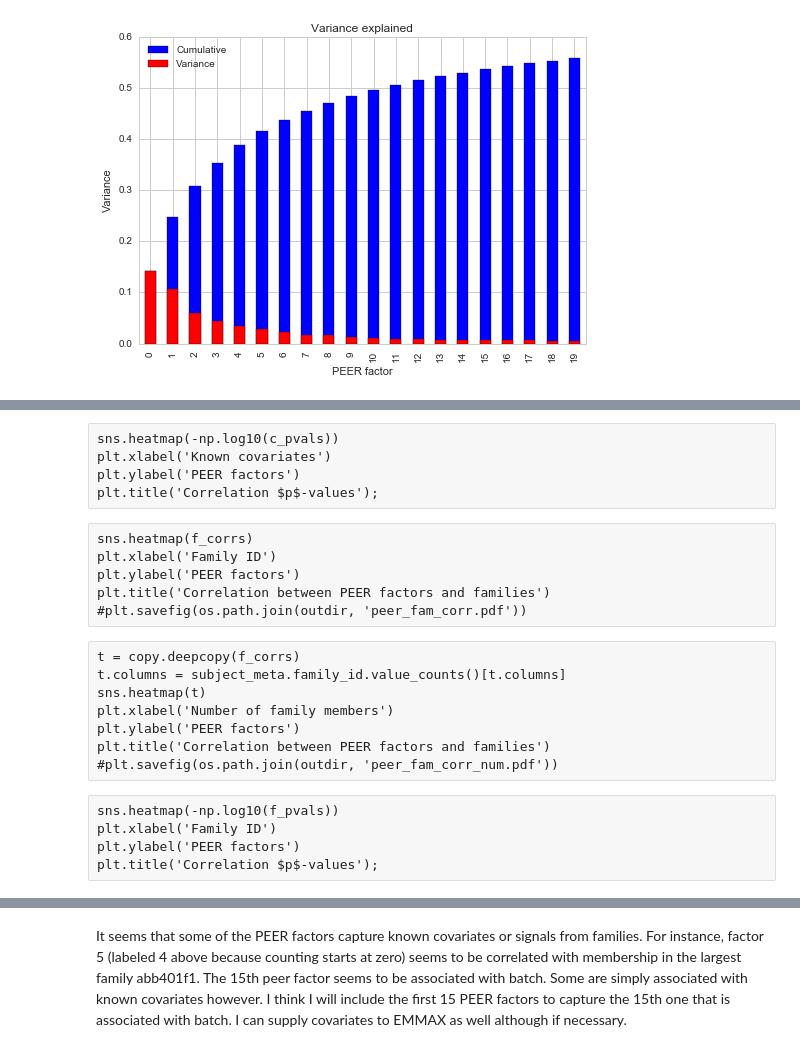
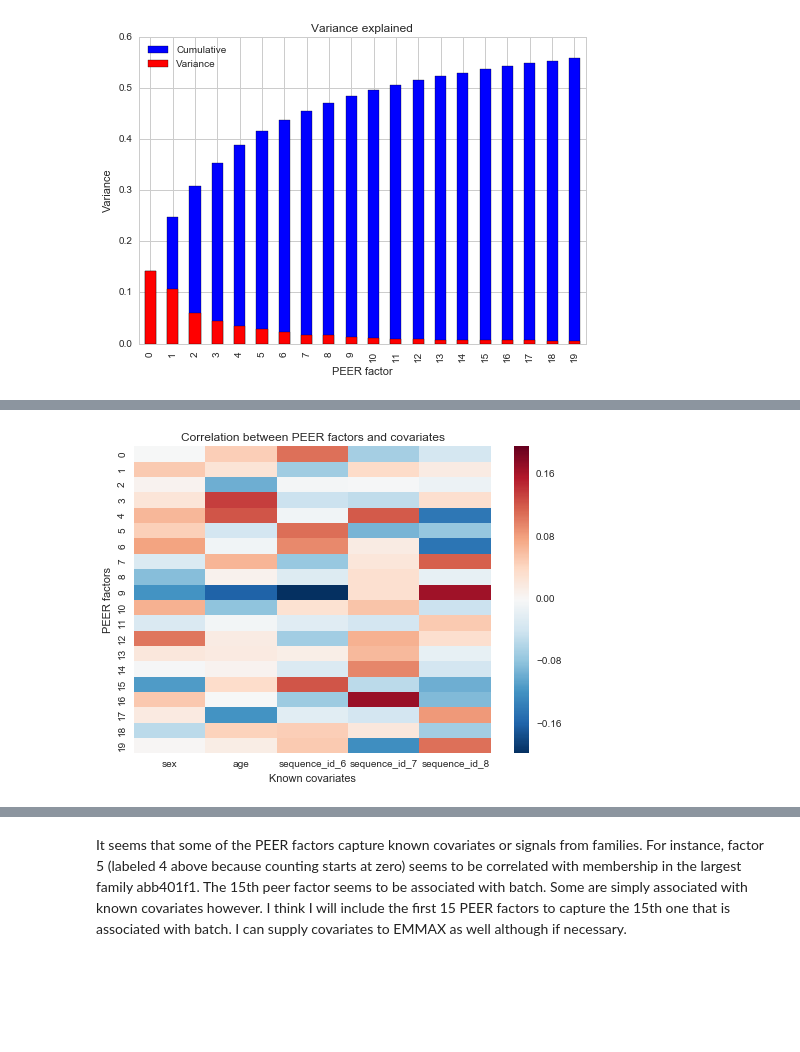
Before and after one commit to frazer-lab/cardips-ipsc-eqtl, a Jupyter notebook: notebooks/eQTL Input.ipynb, the cells around one changed output, grey strips where cells are left out. Saved outputs shown, nothing was run; the diff lists cells and outputs as text; code cells hidden in the pictures; blank space fills up the shorter version.

```diff
--- a/notebooks/eQTL Input.ipynb
+++ b/notebooks/eQTL Input.ipynb
@@ -522,24 +486,41 @@ plt.title('Correlation between PEER factors and covariates')
-# %% [raw]
-sns.heatmap(-np.log10(c_pvals))
-plt.xlabel('Known covariates')
-plt.ylabel('PEER factors')
-plt.title('Correlation $p$-values');
-# %% [raw]
-sns.heatmap(f_corrs)
-plt.xlabel('Family ID')
-plt.ylabel('PEER factors')
-plt.title('Correlation between PEER factors and families')
-#plt.savefig(os.path.join(outdir, 'peer_fam_corr.pdf'))
-# %% [raw]
-t = copy.deepcopy(f_corrs)
-t.columns = subject_meta.family_id.value_counts()[t.columns]
-sns.heatmap(t)
-plt.xlabel('Number of family members')
-plt.ylabel('PEER factors')
-plt.title('Correlation between PEER factors and families')
-#plt.savefig(os.path.join(outdir, 'peer_fam_corr_num.pdf'))
-# %% [raw]
-sns.heatmap(-np.log10(f_pvals))
-plt.xlabel('Family ID')
-plt.ylabel('PEER factors')
-plt.title('Correlation $p$-values');
+# %%
+# Find correlation between PEER factors and known covariates.
+
+vals = []
+pvals = []
+for c in cov.columns:
+    tvals = []
+    tpvals = []
+    for w in weights.columns:
+        res = stats.spearmanr(cov[c], weights.ix[:, w])
+        tvals.append(res[0])
+        tpvals.append(res[1])
+    vals.append(tvals)
+    pvals.append(tpvals)
+c_corrs = pd.DataFrame(vals, index=cov.columns).T
+c_pvals = pd.DataFrame(pvals, index=cov.columns).T
+
+# Find correlation between PEER factors and family membership.
+vc = subject_meta.ix[wgs_meta.ix[cov.index, 'subject_id'], 'family_id'].value_counts()
+vc = vc[vc >= 4]
+vals = []
+pvals = []
+for f in vc.index:
+    tvals = []
+    tpvals = []
+    for w in weights.columns:
+        t = subject_meta.ix[wgs_meta.ix[tpm_f_std_norm.columns, 'subject_id'], 'family_id'] == f
+        res = stats.spearmanr(t, weights.ix[:, w])
+        tvals.append(res[0])
+        tpvals.append(res[1])
+    vals.append(tvals)
+    pvals.append(tpvals)
+f_corrs = pd.DataFrame(vals, index=vc.index).T
+f_pvals = pd.DataFrame(pvals, index=vc.index).T
+# %%
+t = sns.heatmap(c_corrs)
+plt.xlabel('Known covariates')
+plt.ylabel('PEER factors')
+plt.title('Correlation between PEER factors and covariates');
+# %% [output]
+[figure, added]
```
Also changed, not shown: parts of 19 cells of this notebook, 22 other files.
